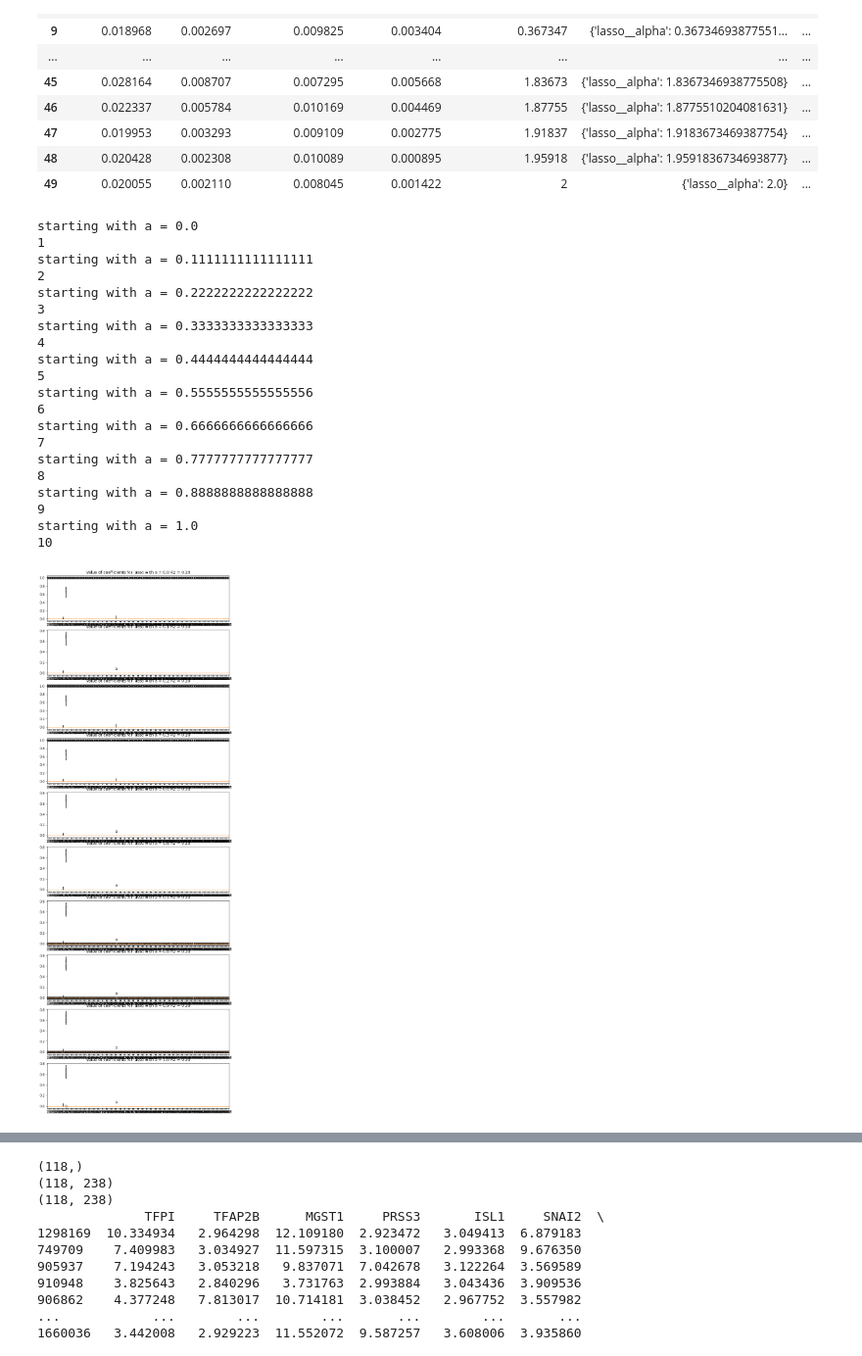
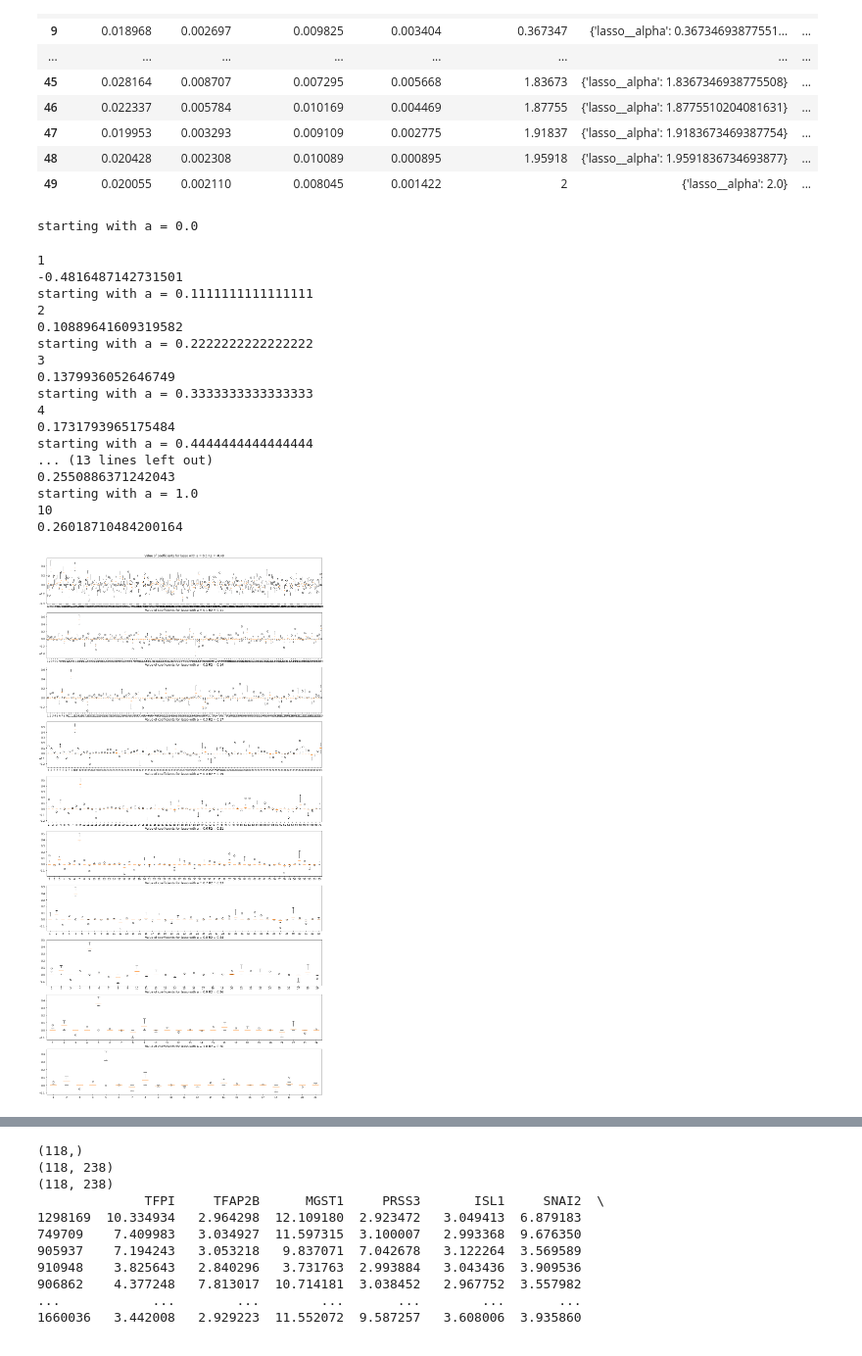
Before and after one commit to Pacmega/8dm50-machine-learning, a Jupyter notebook: practicals/week_3.ipynb, the cells around one changed output, grey strips where cells are left out. Shown at 98% size. Drawn from its saved outputs; the diff is of its cells as text; code cells hidden in the pictures.

Commit message:
Update week_3.ipynb
Better version of bias-variance plots

```diff
--- a/practicals/week_3.ipynb
+++ b/practicals/week_3.ipynb
@@ -439,61 +439,54 @@ plotNumber = 0
 
 
 Kfold = KFold(n_splits=n_splits)
-results = []
 
-fig, axes = plt.subplots(np.shape(alpha)[0], figsize = (10,30))
+fig, axes = plt.subplots(np.shape(alpha)[0], figsize = (20,40))
 
 for a in alpha:
     print("starting with a = " + str(a))
     split = Kfold.split(gene_train)
     coefficient = []
     score = []
-    coefficientList = np.empty(238)
-    scoreList = []
+    coefficientList = np.zeros(238)
+    scoreList = np.zeros(1)
 
     for train_indices, validation_indices in split:
         X_train, X_val = gene_train[train_indices], gene_train[validation_indices]
         y_train, y_val = drug_train[train_indices], drug_train[validation_indices]
 
-        params = {'lasso__alpha': a}
+        pipeline.set_params(lasso__alpha = a)
 
         model = pipeline.fit(X_train, y_train)
 
         lasso = model.named_steps['lasso']
 
         coefficient = lasso.coef_
         coefficientList = np.vstack([coefficientList, [coefficient]])
         score = model.score(X_val, y_val)
-        scoreList.append(score)
+        scoreList = np.vstack([scoreList, [score]])
 
     ax = axes[plotNumber]
-    axes[plotNumber].boxplot(coefficientList)
+    axes[plotNumber].boxplot(coefficientList[:, np.any(coefficientList != 0, axis = 0)], showbox = False)
     axes[plotNumber].set_title(f"Value of coefficients for lasso with a = {a:.1f} R2 = {np.mean(scoreList):.2f}")
 
     plotNumber = plotNumber + 1
-    [print(plotNumber)]
-
-
-    results.append([scoreList,coefficientList])
 # %% [output]
 starting with a = 0.0
-1
-starting with a = 0.1111111111111111
-2
-starting with a = 0.2222222222222222
-3
-starting with a = 0.3333333333333333
-4
-starting with a = 0.4444444444444444
-5
-starting with a = 0.5555555555555556
-6
-starting with a = 0.6666666666666666
-7
-starting with a = 0.7777777777777777
-8
-starting with a = 0.8888888888888888
-9
-starting with a = 1.0
-10
+1
+-0.4816487142731501
+starting with a = 0.1111111111111111
+2
+0.10889641609319582
+starting with a = 0.2222222222222222
+3
+0.1379936052646749
+starting with a = 0.3333333333333333
+4
+0.1731793965175484
+starting with a = 0.4444444444444444
+... (13 lines left out)
+0.2550886371242043
+starting with a = 1.0
+10
+0.26018710484200164
-[figure, old version]
+[figure, new version]
```
Also changed, not shown: parts of 4 cells of this notebook.
